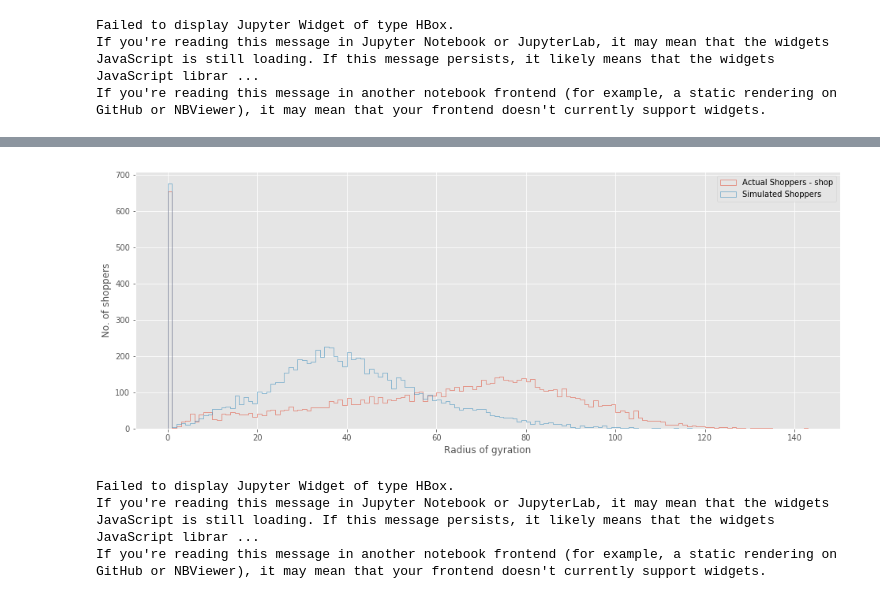
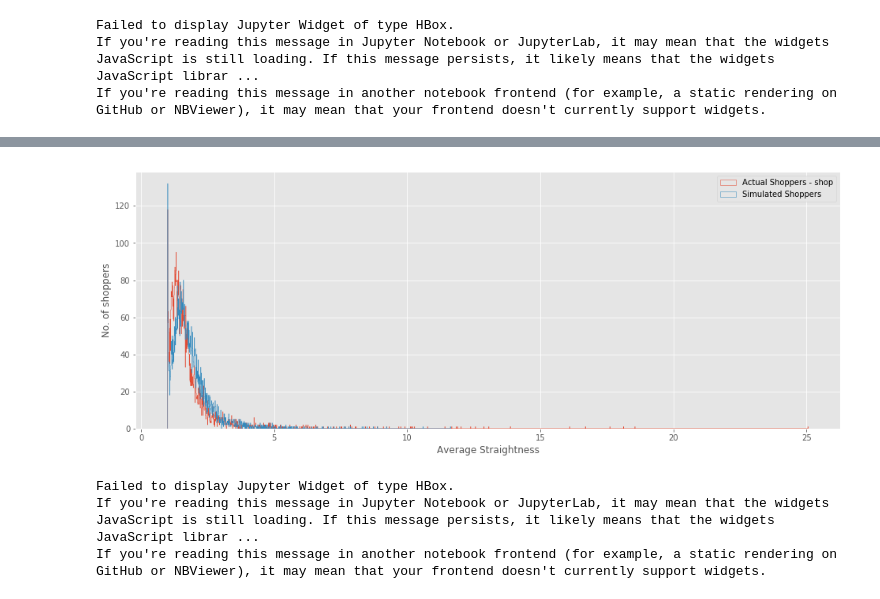
Before and after one commit to Beaulieu318/msci-complexity-project, a Jupyter notebook: msci/modelling/network/animate_simulation.ipynb, the cells around one changed output, grey strips where cells are left out. Cells and saved outputs as stored; diff of their text form; code cells hidden in the pictures.

Commit message:
incorporate the transition matrix into the simulation

```diff
--- a/msci/modelling/network/animate_simulation.ipynb
+++ b/msci/modelling/network/animate_simulation.ipynb
@@ -248,12 +268,15 @@ See the caveats in the documentation: http://pandas.pydata.org/pandas-docs/stabl
 # %%
-def probability_of_moving_forwards(signal_df, mac_address_df):
+def probability_of_moving_forwards(signal_df, mac_address_df, remove_consecutive=False):
     signal_sorted_df = signal_df.sort_values('date_time')
     signal_mac_group = signal_sorted_df.groupby('mac_address')
     macs = mac_address_df.mac_address.tolist()
     probabilities = []
-    for mac in tqdm(range(len(macs)), desc='Radius of Gyration'):
+    for mac in tqdm(macs, desc='Forwards Probability'):
+        mac_signals_df = signal_mac_group.get_group(mac)
+        if remove_consecutive:
+            mac_signals_df = mac_signals_df.loc[mac_signals_df.store_id.shift(-1) != mac_signals_df.store_id]
+        r = mac_signals_df[['x', 'y']].as_matrix()
         prob = np.nan
-        r = signal_mac_group.get_group(macs[mac])[['x', 'y']].as_matrix()
         if len(r) > 2:
             direction = r[1:] - r[:-1]
             direction = direction[np.any(direction != 0, axis=1)]
@@ -271,5 +288,5 @@ r_shopper_df['av_turning_angle'].hist(bins=30)
 # %%
-r_shopper_df['prob_forwards'] = probability_of_moving_forwards(r_signal_df, r_shopper_df)
+r_shopper_df['prob_forwards'] = probability_of_moving_forwards(r_signal_df, r_shopper_df, remove_consecutive=True)
 # %% [output]
 Failed to display Jupyter Widget of type HBox.
 If you're reading this message in Jupyter Notebook or JupyterLab, it may mean that the widgets JavaScript is still loading. If this message persists, it likely means that the widgets JavaScript librar ...
@@ -280,7 +297,7 @@ Try using .loc[row_indexer,col_indexer] = value instead
 See the caveats in the documentation: http://pandas.pydata.org/pandas-docs/stable/indexing.html#indexing-view-versus-copy
   """Entry point for launching an IPython kernel.
 # %%
-sim.mac_address_df['prob_forwards'] = probability_of_moving_forwards(sim.signal_df, sim.mac_address_df)
+sim.mac_address_df['prob_forwards'] = probability_of_moving_forwards(sim.signal_df, sim.mac_address_df, remove_consecutive=True)
 # %% [output]
 Failed to display Jupyter Widget of type HBox.
 If you're reading this message in Jupyter Notebook or JupyterLab, it may mean that the widgets JavaScript is still loading. If this message persists, it likely means that the widgets JavaScript librar ...
@@ -304,0 +357,3 @@ ax.legend();
+# %%
+r_shopper_df['av_straightness'] = calculate_straightness(r_signal_df, r_shopper_df, remove_consecutive=True)
+sim.mac_address_df['av_straightness'] = calculate_straightness(sim.signal_df, sim.mac_address_df, remove_consecutive=True)
@@ -305,23 +372,20 @@ ax.legend();
 # %%
 fig, ax = plt.subplots(nrows=1, ncols=1, figsize=(16, 6))
 
-binwidth = 1
+binwidth = 0.01
 
-data = r_shopper_df.radius_of_gyration.as_matrix()
+data = r_shopper_df[r_shopper_df.av_straightness.notnull()].av_straightness.as_matrix()
 ax.hist(data, bins=np.arange(min(data), max(data) + binwidth, binwidth), histtype='step', label='Actual Shoppers - shop')
 
-# data = shopper_df.radius_of_gyration.as_matrix()
-# ax.hist(data, bins=np.arange(min(data), max(data) + binwidth, binwidth), histtype='step', label='Actual Shoppers')
-
-data = sim.mac_address_df.radius_of_gyration.as_matrix()
+data = sim.mac_address_df[sim.mac_address_df.av_straightness.notnull()].av_straightness.as_matrix()
 ax.hist(data, bins=np.arange(min(data), max(data) + binwidth, binwidth), histtype='step', label='Simulated Shoppers');
 
 ax.set_ylabel('No. of shoppers')
-ax.set_xlabel('Radius of gyration')
+ax.set_xlabel('Average Straightness')
 
 ax.legend();
 # %% [output]
-[figure, old version]
+[figure, new version]
 # %%
 def add_count_of_shoppers(signal_df, shop_df):
     count_of_shoppers = []
```
Also changed, not shown: parts of 23 cells of this notebook, 6 other files.
